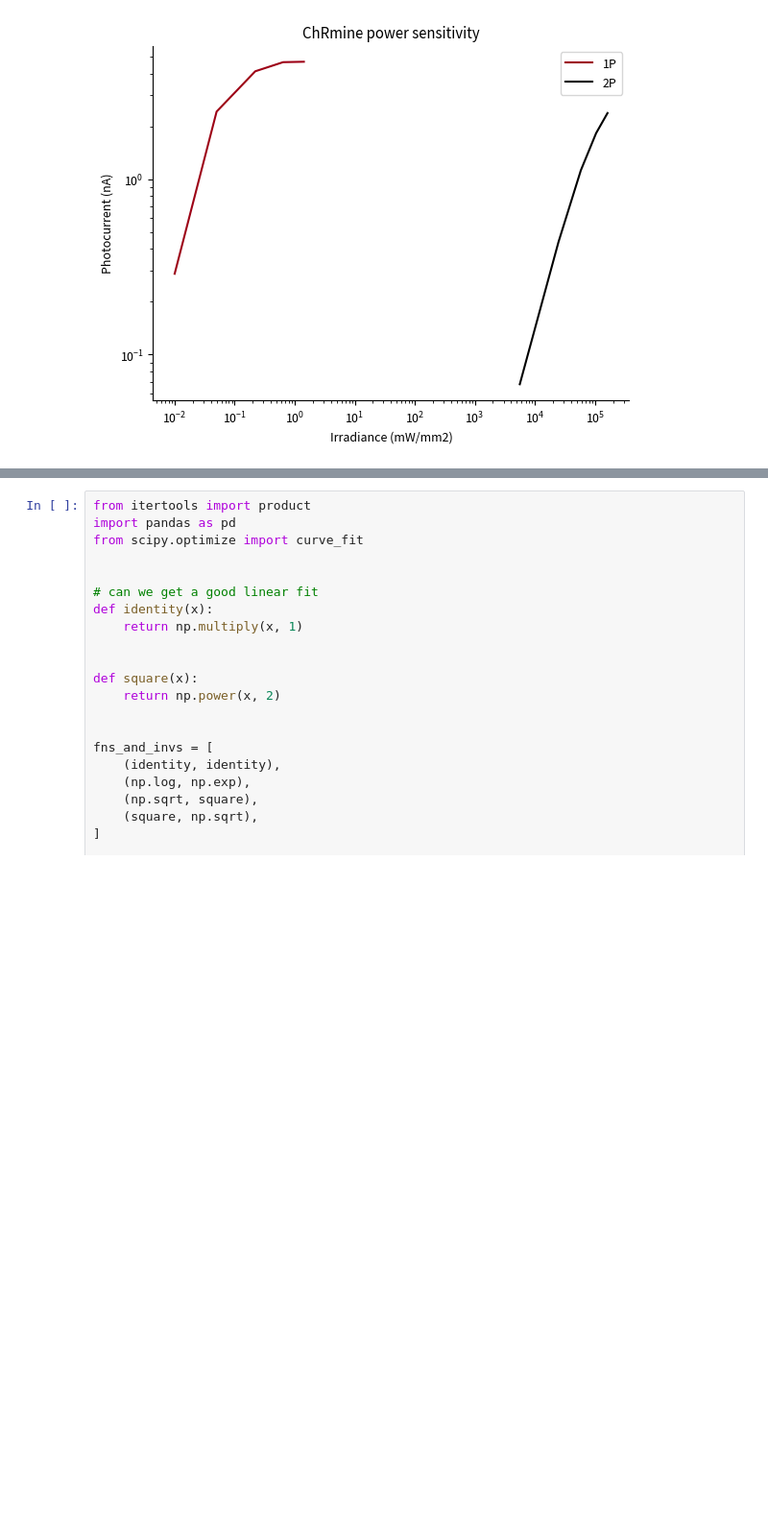
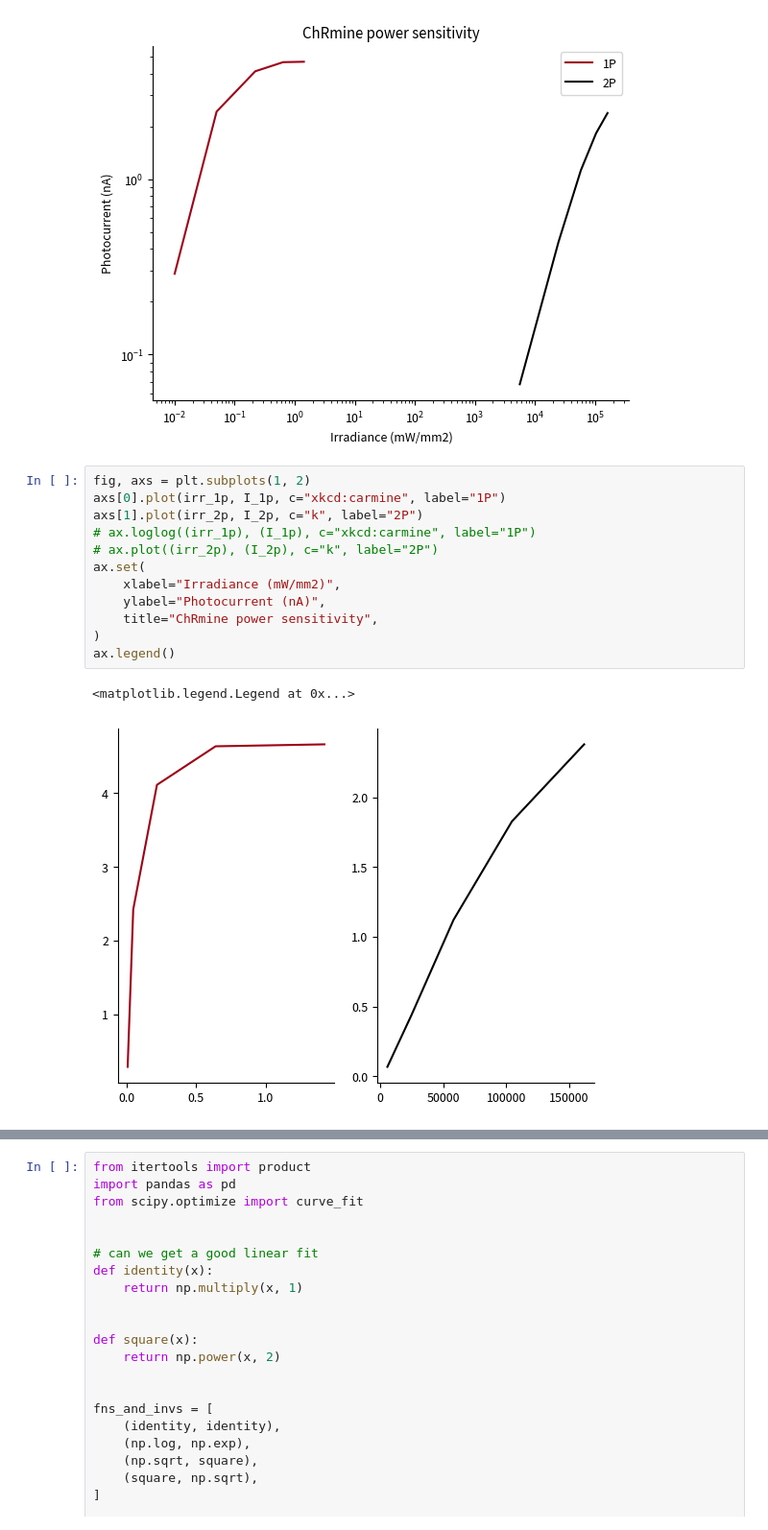
Before and after one commit to siplab-gt/cleo, a Jupyter notebook: notebooks/1p_2p_ratio.ipynb, the cells around one changed output, grey strips where cells are left out. Shown: that part at 96% size. Saved outputs shown, nothing was run; the diff lists cells and outputs as text; blank space fills up the shorter version.

```diff
--- a/notebooks/1p_2p_ratio.ipynb
+++ b/notebooks/1p_2p_ratio.ipynb
@@ -46,3 +46,18 @@ ax.legend()
 # %% [output]
 <matplotlib.legend.Legend at 0x...>
 [figure]
+# %%
+fig, axs = plt.subplots(1, 2)
+axs[0].plot(irr_1p, I_1p, c="xkcd:carmine", label="1P")
+axs[1].plot(irr_2p, I_2p, c="k", label="2P")
+# ax.loglog((irr_1p), (I_1p), c="xkcd:carmine", label="1P")
+# ax.plot((irr_2p), (I_2p), c="k", label="2P")
+ax.set(
+    xlabel="Irradiance (mW/mm2)",
+    ylabel="Photocurrent (nA)",
+    title="ChRmine power sensitivity",
+)
+ax.legend()
+# %% [output]
+<matplotlib.legend.Legend at 0x...>
+[figure, added]
```
Also changed, not shown: parts of 3 cells of this notebook, 7 other files.
